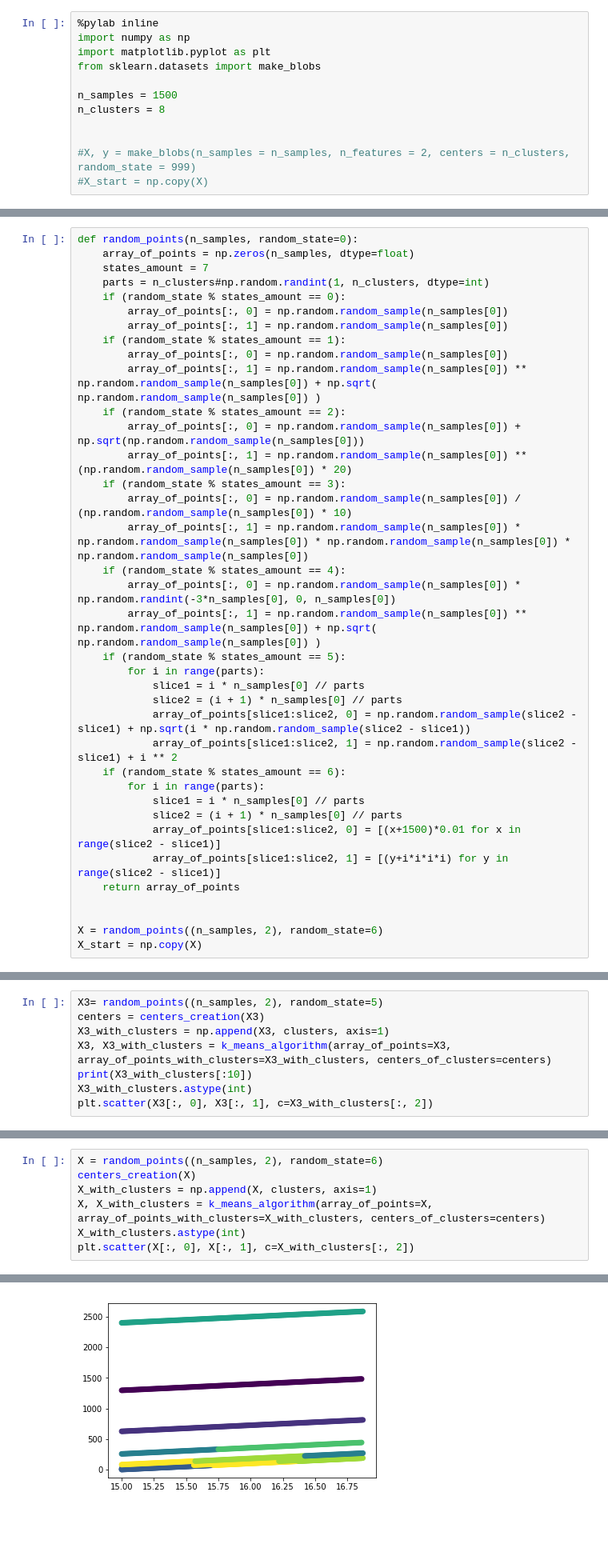
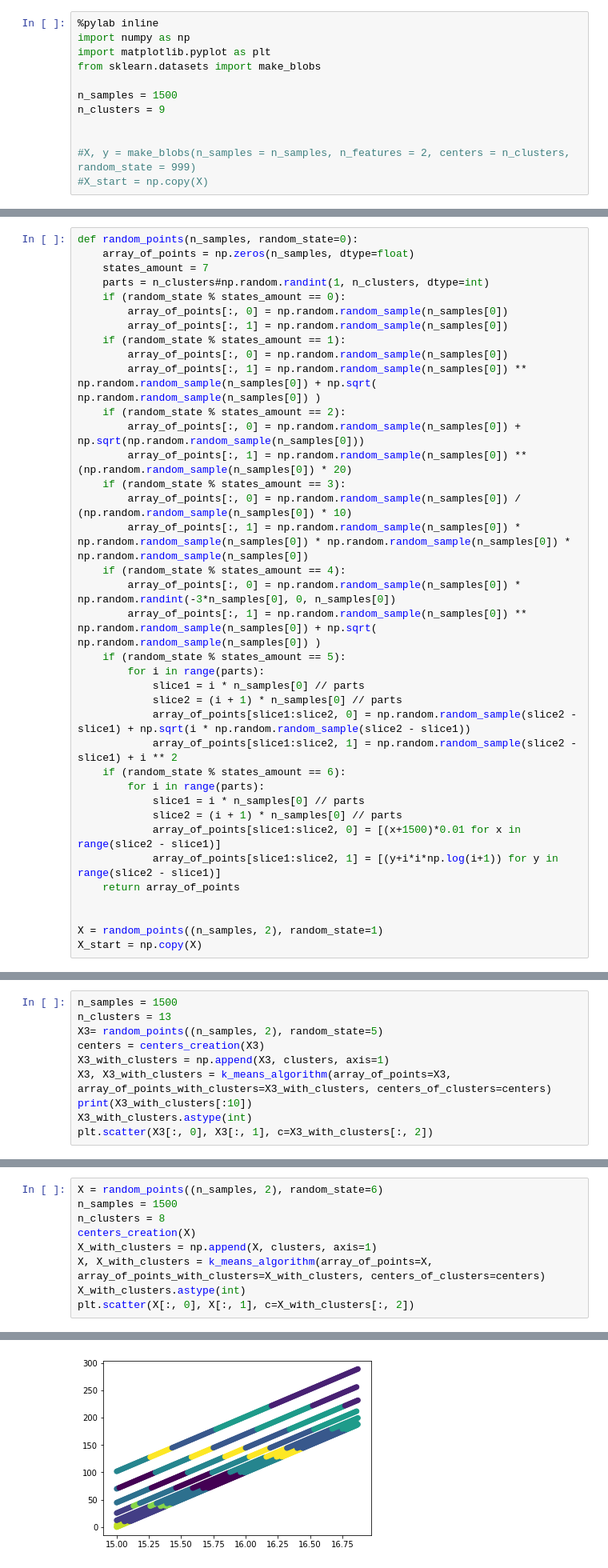
Before and after one commit to paniquex/IML_homeworks, a Jupyter notebook: k-mean_1/k-mean-algorithm.ipynb, the cells around one changed output, grey strips where cells are left out. Shown at 80% size. Cells and saved outputs as stored; diff of their text form; blank space fills up the shorter version.

```diff
--- a/k-mean_1/k-mean-algorithm.ipynb
+++ b/k-mean_1/k-mean-algorithm.ipynb
@@ -7,7 +7,7 @@ import matplotlib.pyplot as plt
 from sklearn.datasets import make_blobs
 
 n_samples = 1500
-n_clusters = 8
+n_clusters = 9
 
 
 #X, y = make_blobs(n_samples = n_samples, n_features = 2, centers = n_clusters, random_state = 999)
@@ -47,11 +47,11 @@ def random_points(n_samples, random_state=0):
             slice1 = i * n_samples[0] // parts
             slice2 = (i + 1) * n_samples[0] // parts
             array_of_points[slice1:slice2, 0] = [(x+1500)*0.01 for x in range(slice2 - slice1)]
-            array_of_points[slice1:slice2, 1] = [(y+i*i*i*i) for y in range(slice2 - slice1)]
+            array_of_points[slice1:slice2, 1] = [(y+i*i*np.log(i+1)) for y in range(slice2 - slice1)]
     return array_of_points
 
 
-X = random_points((n_samples, 2), random_state=6)
+X = random_points((n_samples, 2), random_state=1)
 X_start = np.copy(X)
 # %% [markdown]
 **Генерируем центры (самый простой способ)**
@@ -213,6 +224,8 @@ plt.scatter(X1[:,0], X1[:, 1], c=a)
 # %% [markdown]
 ####1)Достаточно много параллельных прямых( с осью Ох ) с возрастающим расстоянием между ними
 # %%
+n_samples = 1500
+n_clusters = 13
 X3= random_points((n_samples, 2), random_state=5)
 centers = centers_creation(X3)
 X3_with_clusters = np.append(X3, clusters, axis=1)
@@ -238,10 +251,12 @@ plt.scatter(X3[:, 0], X3[:, 1], c=X3_with_clusters[:, 2])
 # %%
 X = random_points((n_samples, 2), random_state=6)
+n_samples = 1500
+n_clusters = 8
 centers_creation(X)
 X_with_clusters = np.append(X, clusters, axis=1)
 X, X_with_clusters = k_means_algorithm(array_of_points=X, array_of_points_with_clusters=X_with_clusters, centers_of_clusters=centers)
 X_with_clusters.astype(int)
 plt.scatter(X[:, 0], X[:, 1], c=X_with_clusters[:, 2])
 # %% [output]
 <matplotlib.collections.PathCollection at 0x...>
-[figure, old version]
+[figure, new version]
```
Also changed, not shown: parts of 8 cells of this notebook.
